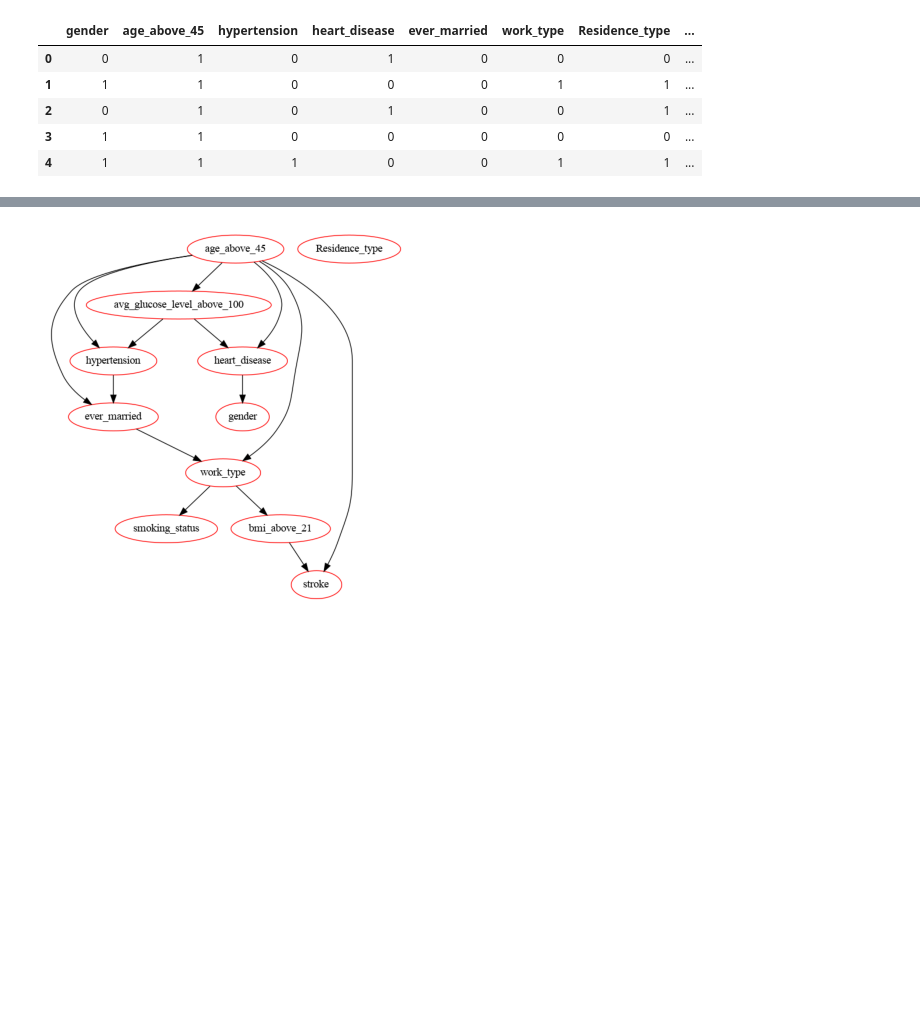
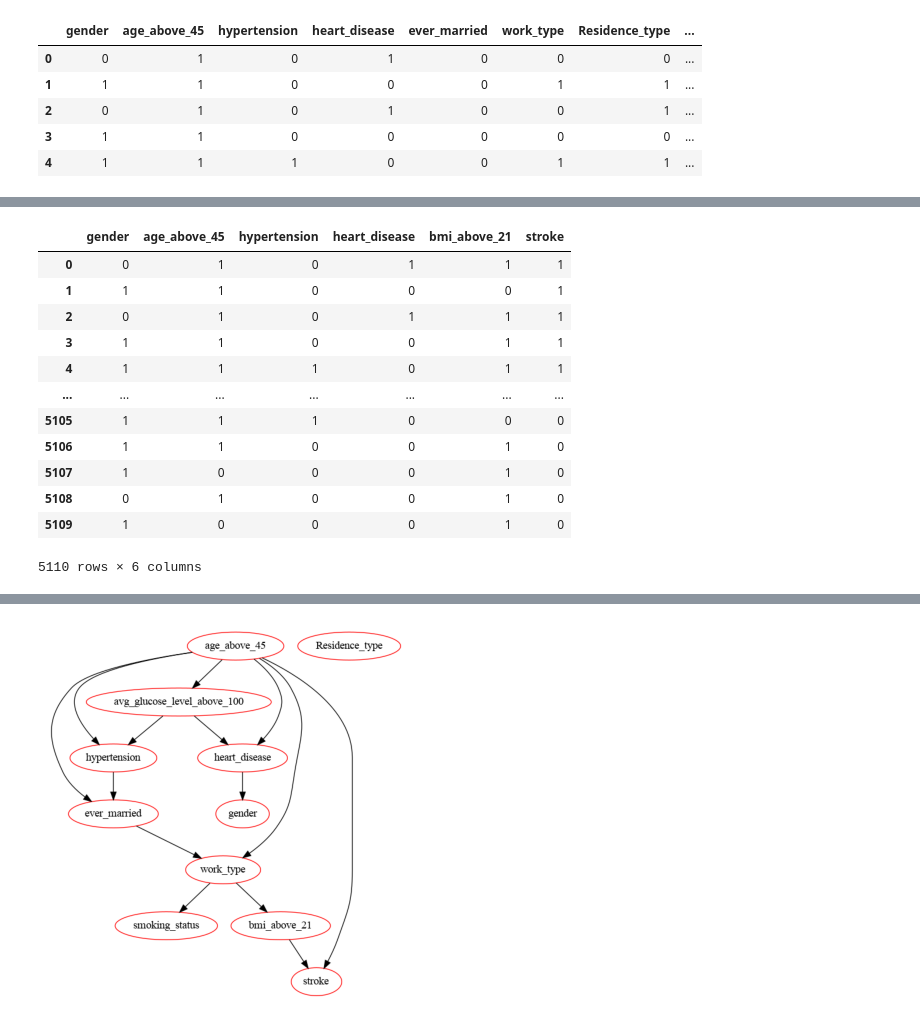
Before and after one commit to gundruke/TMBD-project-2, a Jupyter notebook: BayesianNet.ipynb, the cells around one changed output, grey strips where cells are left out. Drawn from its saved outputs; the diff is of its cells as text; code cells hidden in the pictures; blank space fills up the shorter version.

```diff
--- a/BayesianNet.ipynb
+++ b/BayesianNet.ipynb
@@ -102,0 +100,16 @@ chow-liu’, ‘greedy’, ‘exact’, ‘exact-dp
+# %%
+df2
+# %% [output]
+|  | gender | age_above_45 | hypertension | heart_disease | bmi_above_21 | stroke |
+| 0 | 0 | 1 | 0 | 1 | 1 | 1 |
+| 1 | 1 | 1 | 0 | 0 | 0 | 1 |
+| 2 | 0 | 1 | 0 | 1 | 1 | 1 |
+| 3 | 1 | 1 | 0 | 0 | 1 | 1 |
+| 4 | 1 | 1 | 1 | 0 | 1 | 1 |
+| ... | ... | ... | ... | ... | ... | ... |
+| 5105 | 1 | 1 | 1 | 0 | 0 | 0 |
+| 5106 | 1 | 1 | 0 | 0 | 1 | 0 |
+| 5107 | 1 | 0 | 0 | 0 | 1 | 0 |
+| 5108 | 0 | 1 | 0 | 0 | 1 | 0 |
+| 5109 | 1 | 0 | 0 | 0 | 1 | 0 |
+5110 rows × 6 columns
```
Also changed, not shown: parts of 11 cells of this notebook, 1 other file.
